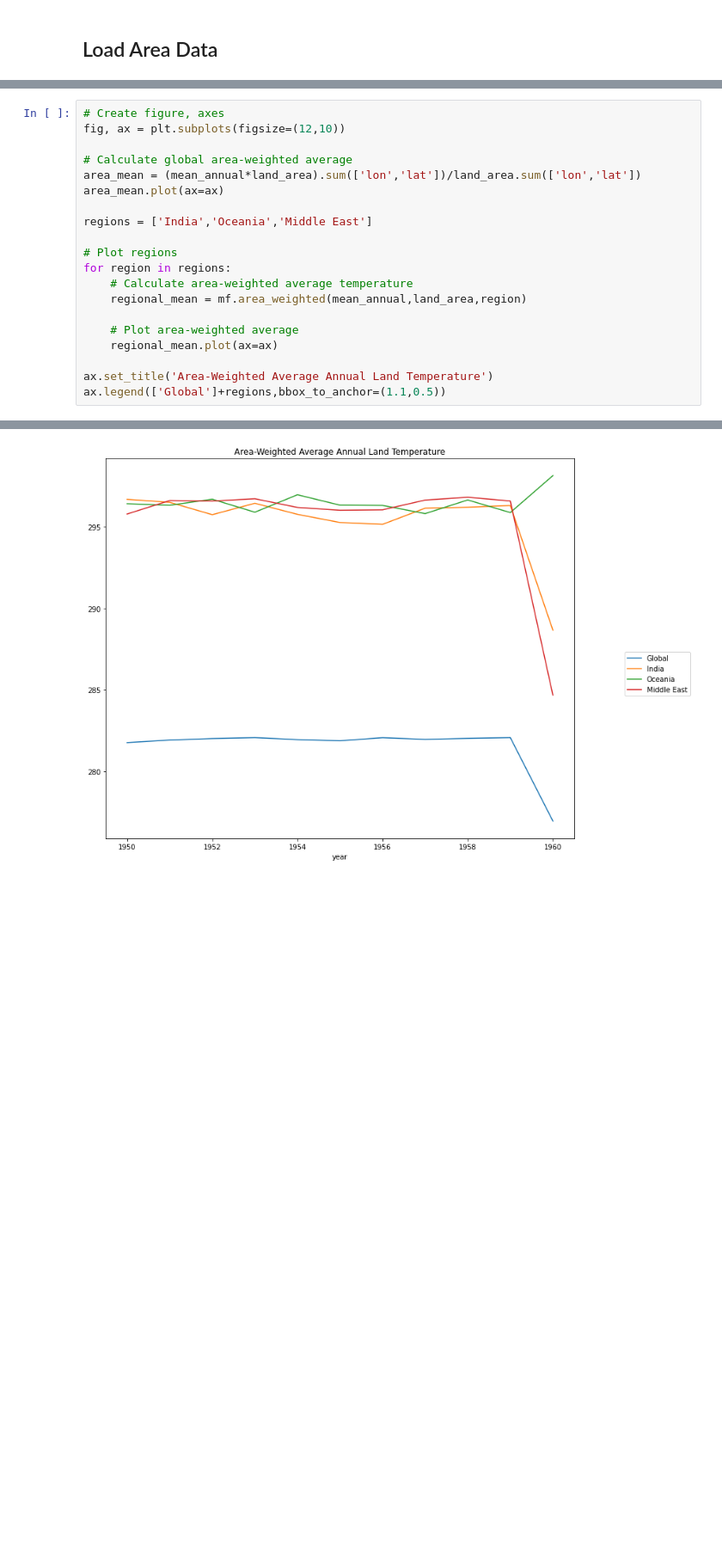
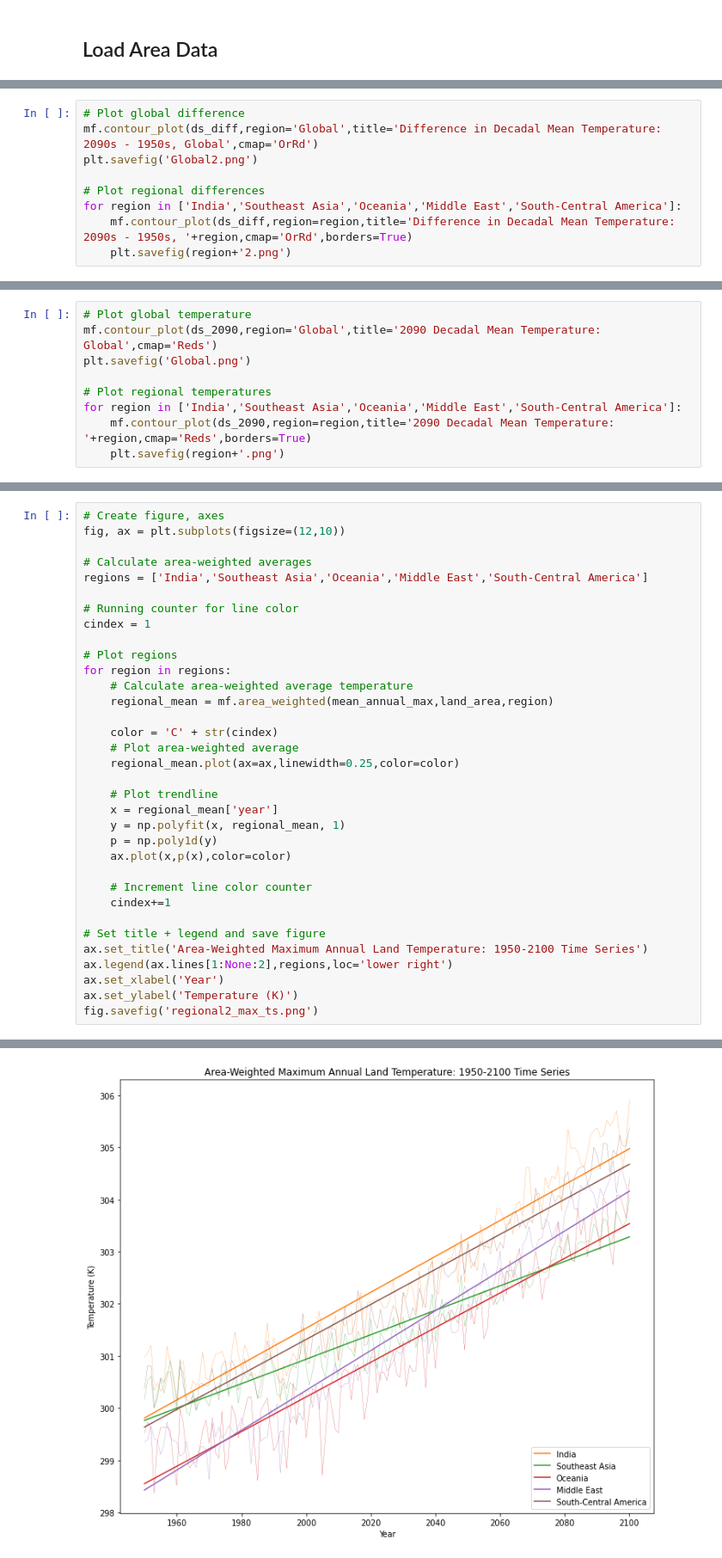
Before and after one commit to KYan19/pei, a Jupyter notebook: notebooks/2.2_RegionalSeries.ipynb, the cells around one changed output, grey strips where cells are left out. Shown at 86% size. Cells and saved outputs as stored; diff of their text form; blank space fills up the shorter version.

Commit message:
Regional plots of temperature change; improvements to time series plots

```diff
--- a/notebooks/2.2_RegionalSeries.ipynb
+++ b/notebooks/2.2_RegionalSeries.ipynb
@@ -28,0 +201,9 @@ land_area = xr.open_dataset(path_area)['land_area']
+# %%
+# Plot global difference
+mf.contour_plot(ds_diff,region='Global',title='Difference in Decadal Mean Temperature: 2090s - 1950s, Global',cmap='OrRd')
+plt.savefig('Global2.png')
+
+# Plot regional differences
+for region in ['India','Southeast Asia','Oceania','Middle East','South-Central America']:
+    mf.contour_plot(ds_diff,region=region,title='Difference in Decadal Mean Temperature: 2090s - 1950s, '+region,cmap='OrRd',borders=True)
+    plt.savefig(region+'2.png')
@@ -28,0 +219,9 @@ land_area = xr.open_dataset(path_area)['land_area']
+# %%
+# Plot global temperature
+mf.contour_plot(ds_2090,region='Global',title='2090 Decadal Mean Temperature: Global',cmap='Reds')
+plt.savefig('Global.png')
+
+# Plot regional temperatures
+for region in ['India','Southeast Asia','Oceania','Middle East','South-Central America']:
+    mf.contour_plot(ds_2090,region=region,title='2090 Decadal Mean Temperature: '+region,cmap='Reds',borders=True)
+    plt.savefig(region+'.png')
@@ -32,20 +265,34 @@ land_area = xr.open_dataset(path_area)['land_area']
 # Create figure, axes
 fig, ax = plt.subplots(figsize=(12,10))
 
-# Calculate global area-weighted average
-area_mean = (mean_annual*land_area).sum(['lon','lat'])/land_area.sum(['lon','lat'])
-area_mean.plot(ax=ax)
+# Calculate area-weighted averages
+regions = ['India','Southeast Asia','Oceania','Middle East','South-Central America']
 
-regions = ['India','Oceania','Middle East']
+# Running counter for line color
+cindex = 1
 
 # Plot regions
 for region in regions:
     # Calculate area-weighted average temperature
-    regional_mean = mf.area_weighted(mean_annual,land_area,region)
+    regional_mean = mf.area_weighted(mean_annual_max,land_area,region)
 
+    color = 'C' + str(cindex)
     # Plot area-weighted average
-    regional_mean.plot(ax=ax)
+    regional_mean.plot(ax=ax,linewidth=0.25,color=color)
 
-ax.set_title('Area-Weighted Average Annual Land Temperature')
-ax.legend(['Global']+regions,bbox_to_anchor=(1.1,0.5))
+    # Plot trendline
+    x = regional_mean['year']
+    y = np.polyfit(x, regional_mean, 1)
+    p = np.poly1d(y)
+    ax.plot(x,p(x),color=color)
+
+    # Increment line color counter
+    cindex+=1
+
+# Set title + legend and save figure
+ax.set_title('Area-Weighted Maximum Annual Land Temperature: 1950-2100 Time Series')
+ax.legend(ax.lines[1:None:2],regions,loc='lower right')
+ax.set_xlabel('Year')
+ax.set_ylabel('Temperature (K)')
+fig.savefig('regional2_max_ts.png')
 # %% [output]
@@ -53 +299 @@ ax.legend(['Global']+regions,bbox_to_anchor=(1.1,0.5))
-[figure, old version]
+[figure, new version]
```
Also changed, not shown: parts of 27 cells of this notebook, 3 other files.
